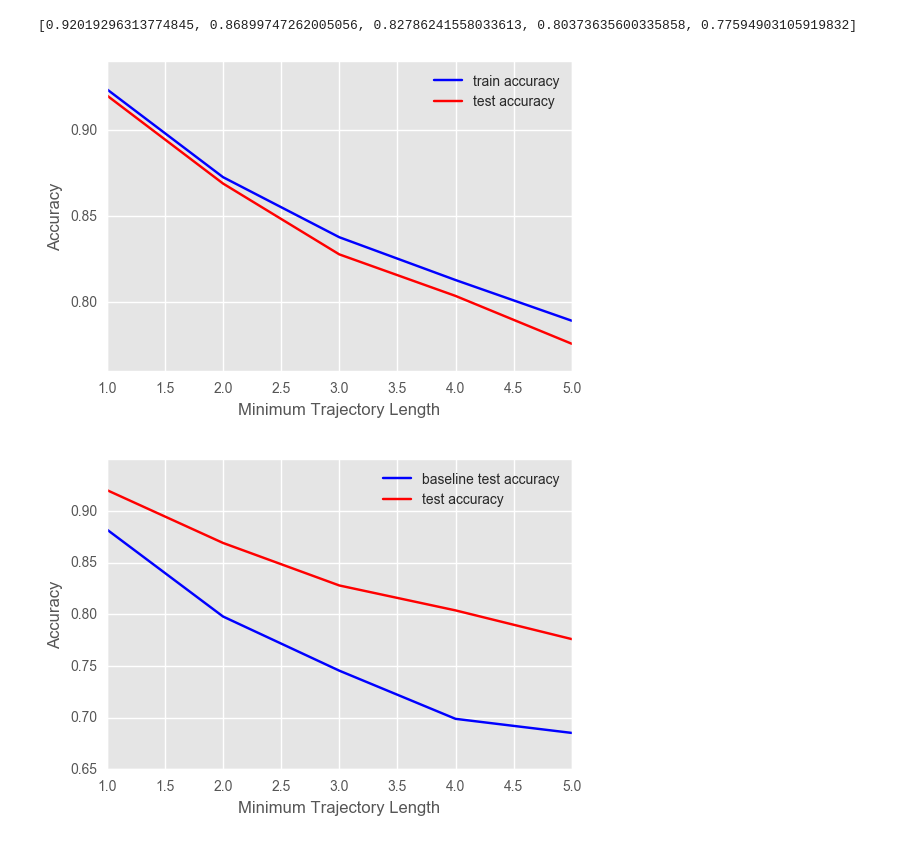
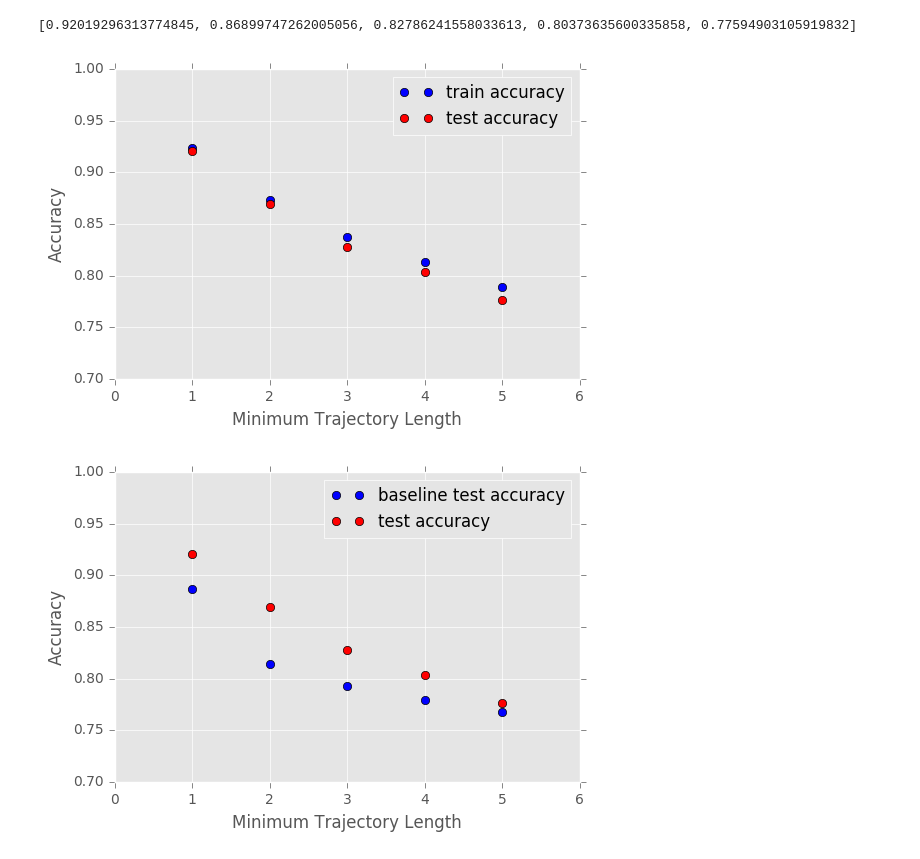
Before and after one commit to lisa-1010/dkt, a Jupyter notebook: code/lstm-models-results.ipynb, the cells around one changed output. Drawn from its saved outputs; the diff is of its cells as text; code cells hidden in the pictures.

```diff
--- a/code/lstm-models-results.ipynb
+++ b/code/lstm-models-results.ipynb
@@ -65,27 +65,31 @@ Data loaded.
 print train_accs
 # %% [output]
 [0.92377878251141976, 0.87269493587943459, 0.83782179945894053, 0.81296793002915457, 0.78932774844399867]
+# %%
+train_accs = [0.92377878251141976, 0.87269493587943459, 0.83782179945894053, 0.81296793002915457, 0.78932774844399867]
 # %%
 print test_accs
 # %% [output]
 [0.92019296313774845, 0.86899747262005056, 0.82786241558033613, 0.80373635600335858, 0.77594903105919832]
 # %%
 
-plt.plot(minlens, train_accs, 'b', label="train accuracy")
-plt.plot(minlens, test_accs, 'r', label="test accuracy")
+plt.plot(minlens, train_accs, 'bo', label="train accuracy")
+plt.plot(minlens, test_accs, 'ro', label="test accuracy")
 plt.legend(loc="upper right")
 plt.xlabel('Minimum Trajectory Length')
 plt.ylabel('Accuracy')
+plt.axis([0, 6, 0.7, 1.0])
 plt.show()
 # %% [output]
-[figure, old version]
+[figure, new version]
 # %%
-baseline_test_accs = [0.88207225630538511, 0.79780960404380796, 0.74540599968588028, 0.69878253568429893, 0.68516060525617206]
-plt.plot(minlens, baseline_test_accs, 'b', label="baseline test accuracy")
-plt.plot(minlens, test_accs, 'r', label="test accuracy")
+baseline_test_accs = [0.88710607729012636, 0.81455349620893003, 0.79236689178577036, 0.77896725440806047, 0.76745420759224847]
+plt.plot(minlens, baseline_test_accs, 'bo', label="baseline test accuracy")
+plt.plot(minlens, test_accs, 'ro', label="test accuracy")
 plt.legend(loc="upper right")
 plt.xlabel('Minimum Trajectory Length')
 plt.ylabel('Accuracy')
+plt.axis([0, 6, 0.7, 1.0])
 plt.show()
 # %% [output]
-[figure, old version]
+[figure, new version]
```
Also changed, not shown: parts of 4 cells of this notebook, 7 other files.
